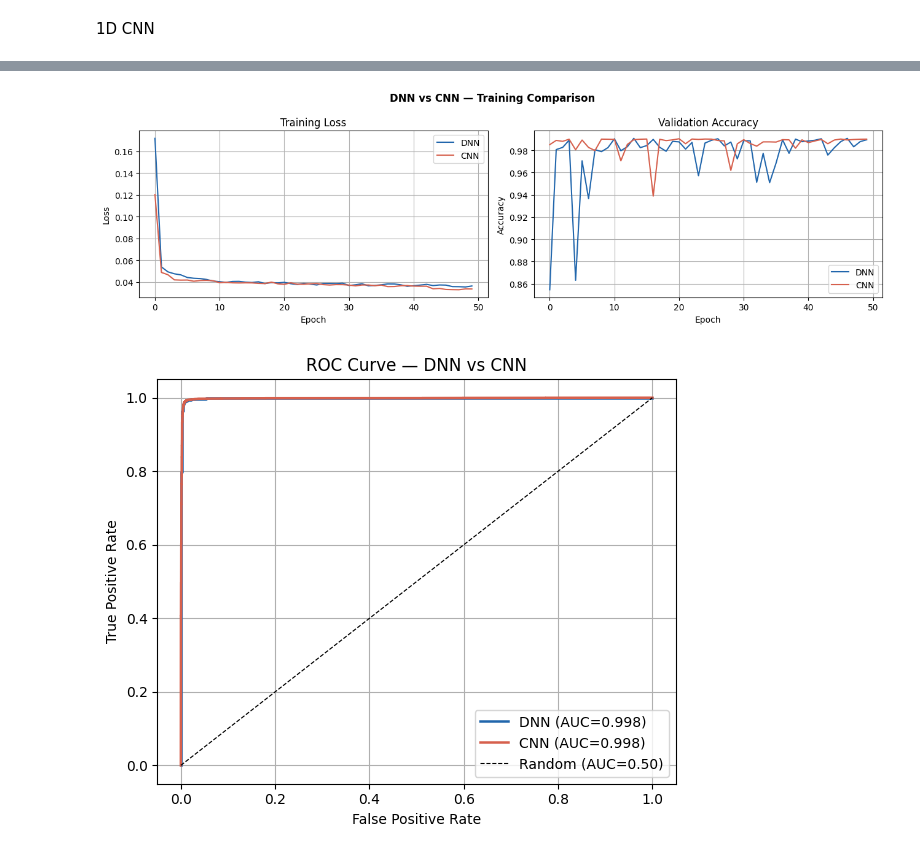
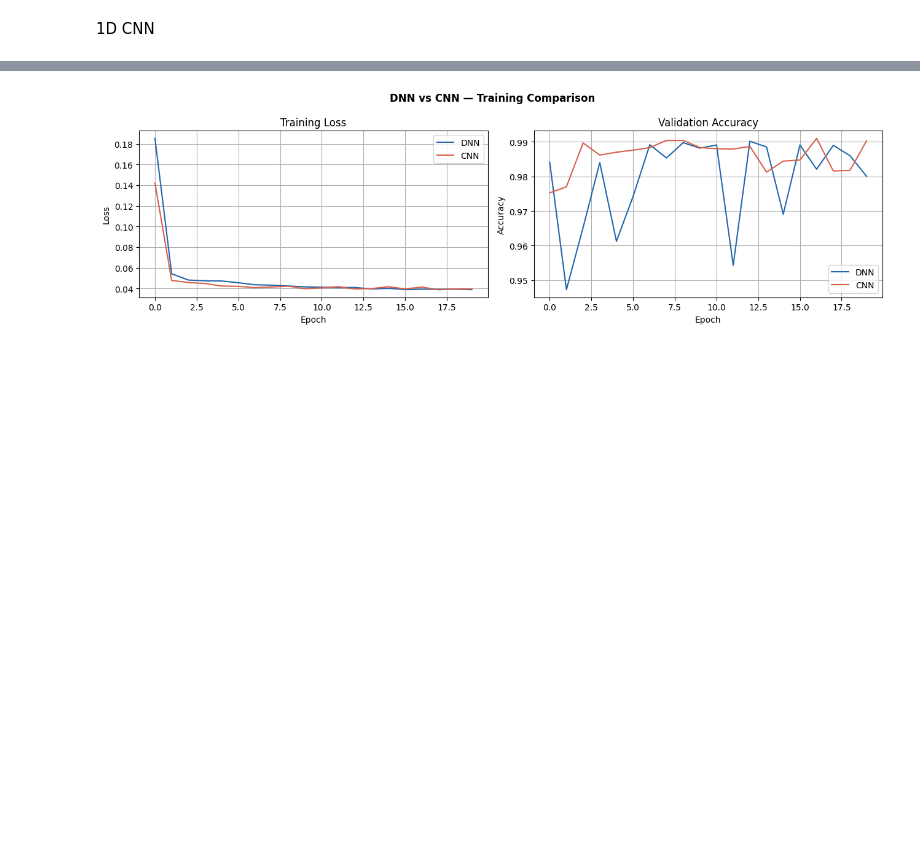
Before and after one commit to Jayanashah/Neutron-Gamma-discrimination-Project, a Jupyter notebook: 27.12.25-Code_Plastic_Scintillator_1.ipynb, the cells around one changed output, grey strips where cells are left out. Cells and saved outputs as stored; diff of their text form; code cells hidden in the pictures; blank space fills up the shorter version.

```diff
--- a/27.12.25-Code_Plastic_Scintillator_1.ipynb
+++ b/27.12.25-Code_Plastic_Scintillator_1.ipynb
@@ -1678,7 +1675,7 @@ class PulseClassifierCNN(nn.Module):
 
 # ── Training function ─────────────────────────────────────────────────────────
 
-def train_model(model, train_dl, test_dl, epochs=50, lr=3e-4):
+def train_model(model, train_dl, test_dl, epochs=20, lr=3e-4):
     device    = torch.device('cuda' if torch.cuda.is_available() else 'cpu')
     model     = model.to(device)
     optimizer = torch.optim.Adam(model.parameters(), lr=lr)
@@ -1725,7 +1722,7 @@ def train_model(model, train_dl, test_dl, epochs=50, lr=3e-4):
 
 device    = torch.device('cuda' if torch.cuda.is_available() else 'cpu')
 input_len = X_train.shape[1]
-epochs    = 50
+epochs    = 20
 
 print("── Training DNN ─────────────────────────────────────────────────────────")
 dnn = PulseClassifierDNN(input_dim=input_len)
@@ -1766,21 +1763,5 @@ for spine in axes[1].spines.values():
 plt.suptitle("DNN vs CNN — Training Comparison", fontsize=12, fontweight='bold')
 plt.tight_layout()
 plt.show()
-
-# ── Plot 2: ROC curves ────────────────────────────────────────────────────────
-
-plt.figure(figsize=(6, 5))
-plt.plot(dnn_fpr, dnn_tpr, color='#2166AC', linewidth=1.8, label=f"DNN (AUC={dnn_auc:.3f})")
-plt.plot(cnn_fpr, cnn_tpr, color='#D6604D', linewidth=1.8, label=f"CNN (AUC={cnn_auc:.3f})")
-plt.plot([0, 1], [0, 1], 'k--', linewidth=0.8, label='Random (AUC=0.50)')
-plt.xlabel("False Positive Rate")
-plt.ylabel("True Positive Rate")
-plt.title("ROC Curve — DNN vs CNN")
-plt.legend()
-plt.grid(True)
-for spine in plt.gca().spines.values():
-    spine.set_visible(True)
-plt.tight_layout()
-plt.show()
 # %% [output]
 ── Training DNN ─────────────────────────────────────────────────────────
@@ -1803,5 +1784,4 @@ CNN — Final Acc: 0.9900 | AUC: 0.9980
-[figure, old version]
+[figure, new version]
-[figure, removed]
 # %%
 # Combine all your engineered features
 features_gamma = np.column_stack([
```
Also changed, not shown: parts of 27 cells of this notebook, 2 other files.
